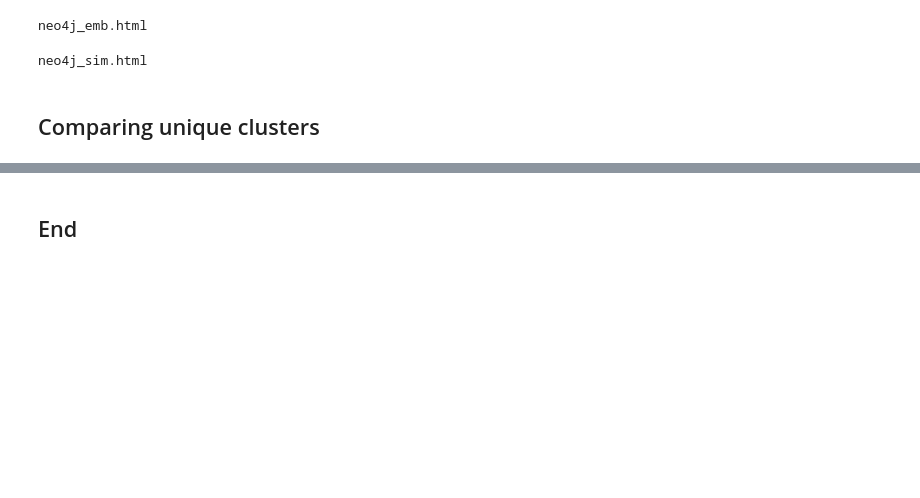
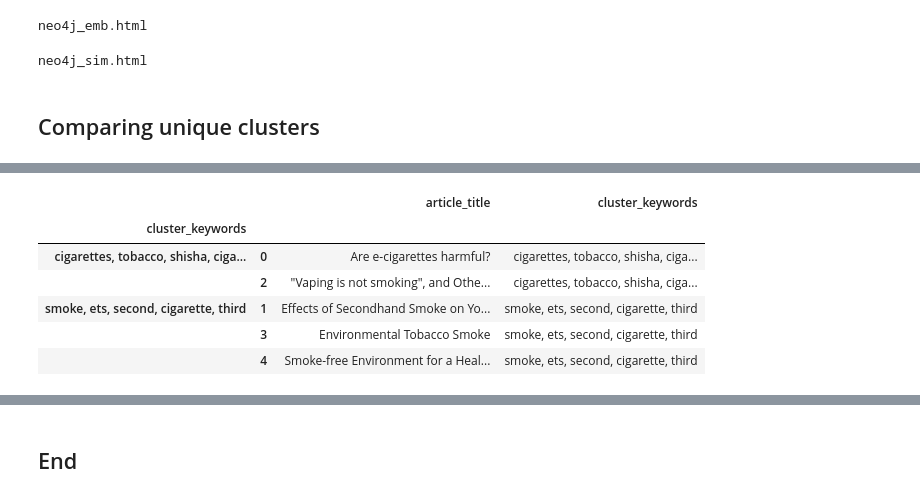
Before and after one commit to Synapxe-DNA/healthhub-content-optimization, a Jupyter notebook: content-optimization/notebooks/exp_evaluation.ipynb, the cells around one changed output, grey strips where cells are left out. Cells and saved outputs as stored; diff of their text form; code cells hidden in the pictures; blank space fills up the shorter version.

```diff
--- a/content-optimization/notebooks/exp_evaluation.ipynb
+++ b/content-optimization/notebooks/exp_evaluation.ipynb
@@ -220,0 +279,36 @@ Unique articles in SIM cluster:
+# %%
+# For unique articles in Weighted SIM cluster
+article_titles =[]
+clusters = []
+
+list_2 = list(sim_set - emb_set)
+for item in list_2:
+    # print(item)
+    filtered_df = df_unique_emb_1[df_unique_emb_1['titles'].apply(lambda x: item in x)]
+    if filtered_df.empty:
+        cluster = "single node"
+    else:
+        cluster = filtered_df["cluster_keywords"].iloc[0]
+
+    article_titles.append(item)
+    clusters.append(cluster)
+
+data = {
+    "article_title": article_titles,
+    "cluster_keywords": clusters
+}
+# sorted_df  = df.sort_values(by="cluster_keywords")
+
+df = pd.DataFrame(data)
+df["cluster_keywords"]= df['cluster_keywords'].apply(lambda x: ', '.join(map(str, x)))
+
+grouped_df = df.groupby('cluster_keywords').apply(lambda x: x)
+grouped_df
+# %% [output]
+|  |  | article_title | cluster_keywords |
+| cluster_keywords |  |  |  |
+| cigarettes, tobacco, shisha, ciga... | 0 | Are e-cigarettes harmful? | cigarettes, tobacco, shisha, ciga... |
+|  | 2 | "Vaping is not smoking", and Othe... | cigarettes, tobacco, shisha, ciga... |
+| smoke, ets, second, cigarette, third | 1 | Effects of Secondhand Smoke on Yo... | smoke, ets, second, cigarette, third |
+|  | 3 | Environmental Tobacco Smoke | smoke, ets, second, cigarette, third |
+|  | 4 | Smoke-free Environment for a Heal... | smoke, ets, second, cigarette, third |
```
Also changed, not shown: parts of 24 cells of this notebook, 1 other file.
